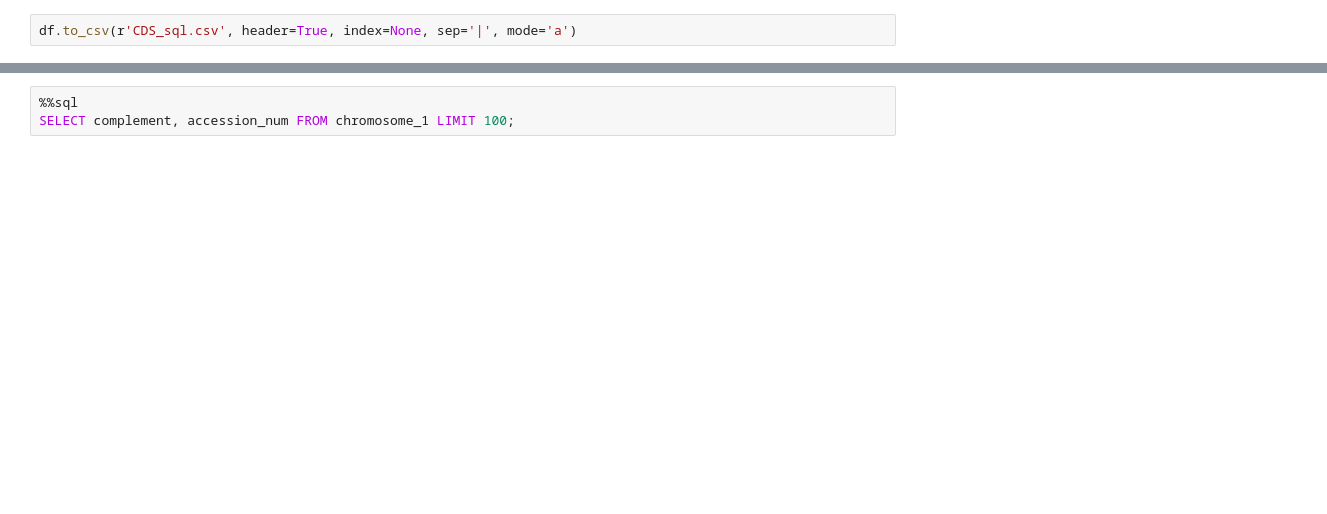
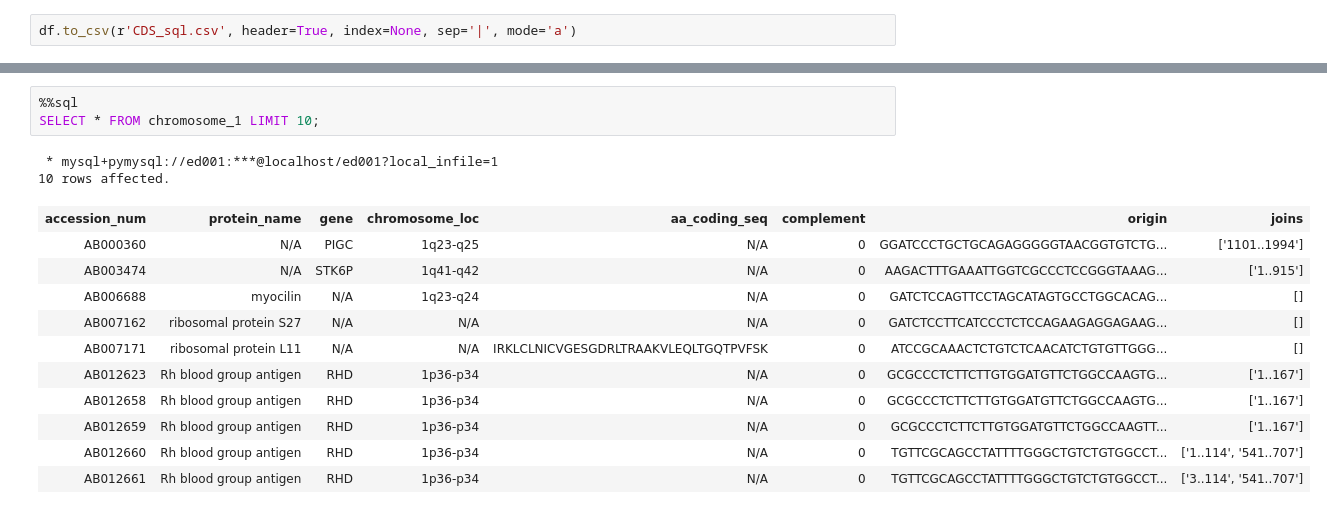
Before and after one commit to AmberRoseCodes/Group6-biocomputing, a Jupyter notebook: Database Data Extraction.ipynb, the cells around one changed output, grey strips where cells are left out. Cells and saved outputs as stored; diff of their text form; blank space fills up the shorter version.

```diff
--- a/Database Data Extraction.ipynb
+++ b/Database Data Extraction.ipynb
@@ -136,6 +292,20 @@ FIELDS TERMINATED BY '|';
 # %%
 %%sql
-SELECT complement, accession_num FROM chromosome_1 LIMIT 100;
+SELECT * FROM chromosome_1 LIMIT 10;
+# %% [output]
+ * mysql+pymysql://ed001:***@localhost/ed001?local_infile=1
+10 rows affected.
+| accession_num | protein_name | gene | chromosome_loc | aa_coding_seq | complement | origin | joins |
+| AB000360 | N/A | PIGC | 1q23-q25 | N/A | 0 | GGATCCCTGCTGCAGAGGGGGTAACGGTGTCTG... | ['1101..1994'] |
+| AB003474 | N/A | STK6P | 1q41-q42 | N/A | 0 | AAGACTTTGAAATTGGTCGCCCTCCGGGTAAAG... | ['1..915'] |
+| AB006688 | myocilin | N/A | 1q23-q24 | N/A | 0 | GATCTCCAGTTCCTAGCATAGTGCCTGGCACAG... | [] |
+| AB007162 | ribosomal protein S27 | N/A | N/A | N/A | 0 | GATCTCCTTCATCCCTCTCCAGAAGAGGAGAAG... | [] |
+| AB007171 | ribosomal protein L11 | N/A | N/A | IRKLCLNICVGESGDRLTRAAKVLEQLTGQTPVFSK | 0 | ATCCGCAAACTCTGTCTCAACATCTGTGTTGGG... | [] |
+| AB012623 | Rh blood group antigen | RHD | 1p36-p34 | N/A | 0 | GCGCCCTCTTCTTGTGGATGTTCTGGCCAAGTG... | ['1..167'] |
+| AB012658 | Rh blood group antigen | RHD | 1p36-p34 | N/A | 0 | GCGCCCTCTTCTTGTGGATGTTCTGGCCAAGTG... | ['1..167'] |
+| AB012659 | Rh blood group antigen | RHD | 1p36-p34 | N/A | 0 | GCGCCCTCTTCTTGTGGATGTTCTGGCCAAGTT... | ['1..167'] |
+| AB012660 | Rh blood group antigen | RHD | 1p36-p34 | N/A | 0 | TGTTCGCAGCCTATTTTGGGCTGTCTGTGGCCT... | ['1..114', '541..707'] |
+| AB012661 | Rh blood group antigen | RHD | 1p36-p34 | N/A | 0 | TGTTCGCAGCCTATTTTGGGCTGTCTGTGGCCT... | ['3..114', '541..707'] |
 # %%
 import pymysql.cursors
 
```
Also changed, not shown: parts of 24 cells of this notebook.
